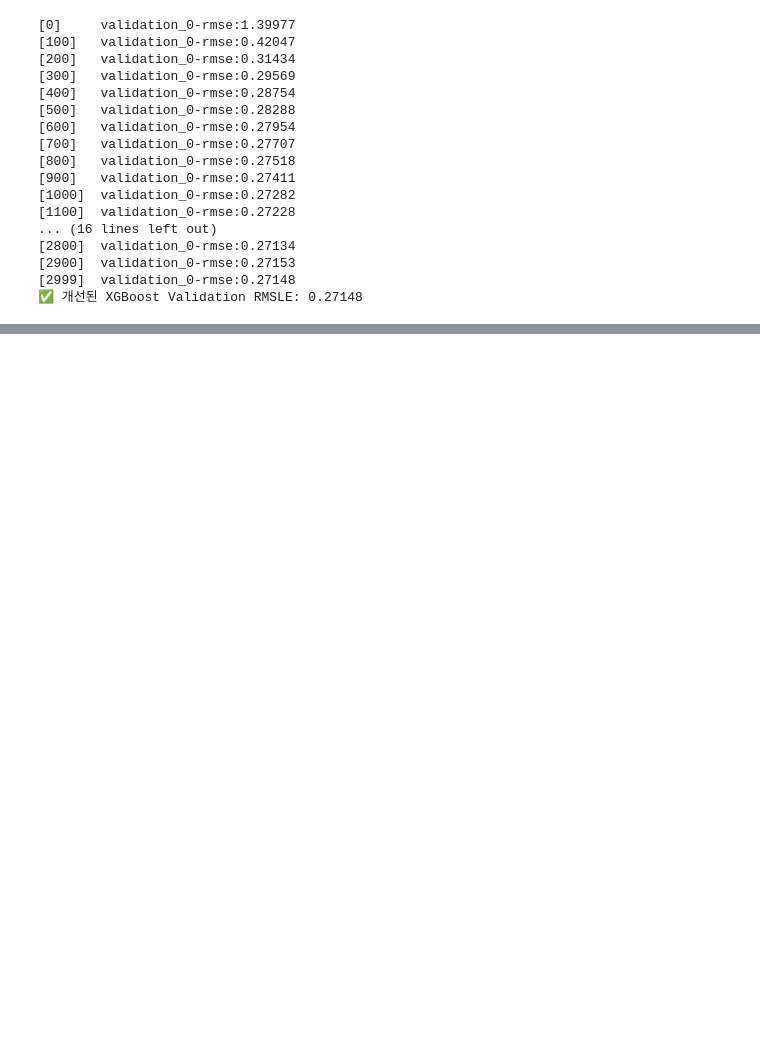
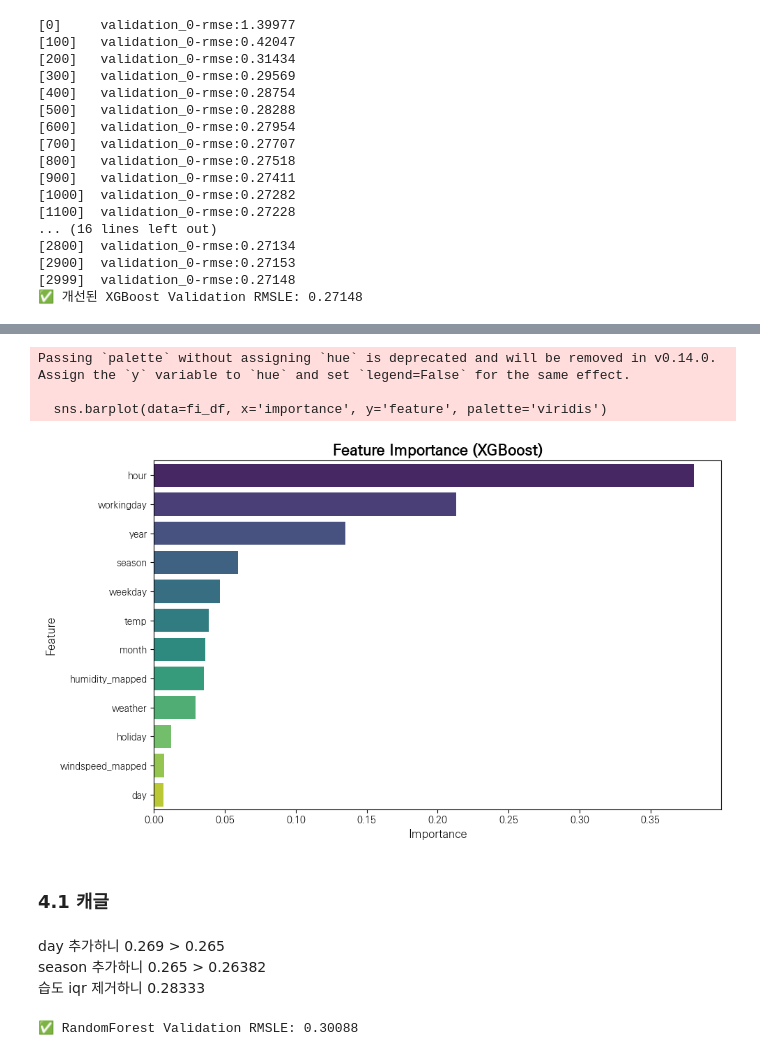
Before and after one commit to youice913/codeit-sprint-projects, a Jupyter notebook: sprint-missions/스프린트 미션 12/notebooks/model.ipynb, the cells around one changed output, grey strips where cells are left out. Drawn from its saved outputs; the diff is of its cells as text; code cells hidden in the pictures; blank space fills up the shorter version.

```diff
--- a/sprint-missions/스프린트 미션 12/notebooks/model.ipynb
+++ b/sprint-missions/스프린트 미션 12/notebooks/model.ipynb
@@ -188,0 +432,57 @@ print(f'✅ 개선된 XGBoost Validation RMSLE: {rmsle:.5f}')
+# %%
+import seaborn as sns
+
+import matplotlib.pyplot as plt
+
+# 변수 중요도 추출 (XGBoost 기준)
+feature_importances = xgb_model.feature_importances_
+features = X_tr.columns
+
+# 데이터프레임으로 정렬
+fi_df = pd.DataFrame({'feature': features, 'importance': feature_importances})
+fi_df = fi_df.sort_values('importance', ascending=False)
+
+# 시각화
+plt.figure(figsize=(10, 6))
+sns.barplot(data=fi_df, x='importance', y='feature', palette='viridis')
+plt.title('Feature Importance (XGBoost)', fontsize=16, fontweight='bold')
+plt.xlabel('Importance', fontsize=12)
+plt.ylabel('Feature', fontsize=12)
+plt.tight_layout()
+plt.show()
+# %% [output]
+Passing `palette` without assigning `hue` is deprecated and will be removed in v0.14.0. Assign the `y` variable to `hue` and set `legend=False` for the same effect.
+
+  sns.barplot(data=fi_df, x='importance', y='feature', palette='viridis')
+[figure, added]
+# %% [markdown]
+### 4.1 캐글
+# %% [markdown]
+day 추가하니  0.269 > 0.265
+season 추가하니  0.265 > 0.26382
+습도 iqr 제거하니 0.28333
+# %%
+from sklearn.ensemble import RandomForestRegressor
+from sklearn.metrics import mean_squared_log_error
+
+# Random Forest 파라미터
+params_rf = {
+    'n_estimators': 1000,
+    'max_depth': 15,
+    'random_state': 0,
+    'min_samples_split': 5,
+    'n_jobs': -1
+}
+
+# 모델 정의 및 학습
+rf_model = RandomForestRegressor(**params_rf)
+rf_model.fit(X_tr, y_tr)
+
+# validation 예측
+y_val_pred_rf = rf_model.predict(X_val)
+
+# RMSLE 계산
+rmsle_rf = np.sqrt(mean_squared_log_error(np.expm1(y_val), np.expm1(y_val_pred_rf)))
+print(f'✅ RandomForest Validation RMSLE: {rmsle_rf:.5f}')
+# %% [output]
+✅ RandomForest Validation RMSLE: 0.30088
```
Also changed, not shown: parts of 21 cells of this notebook, 18 other files.
